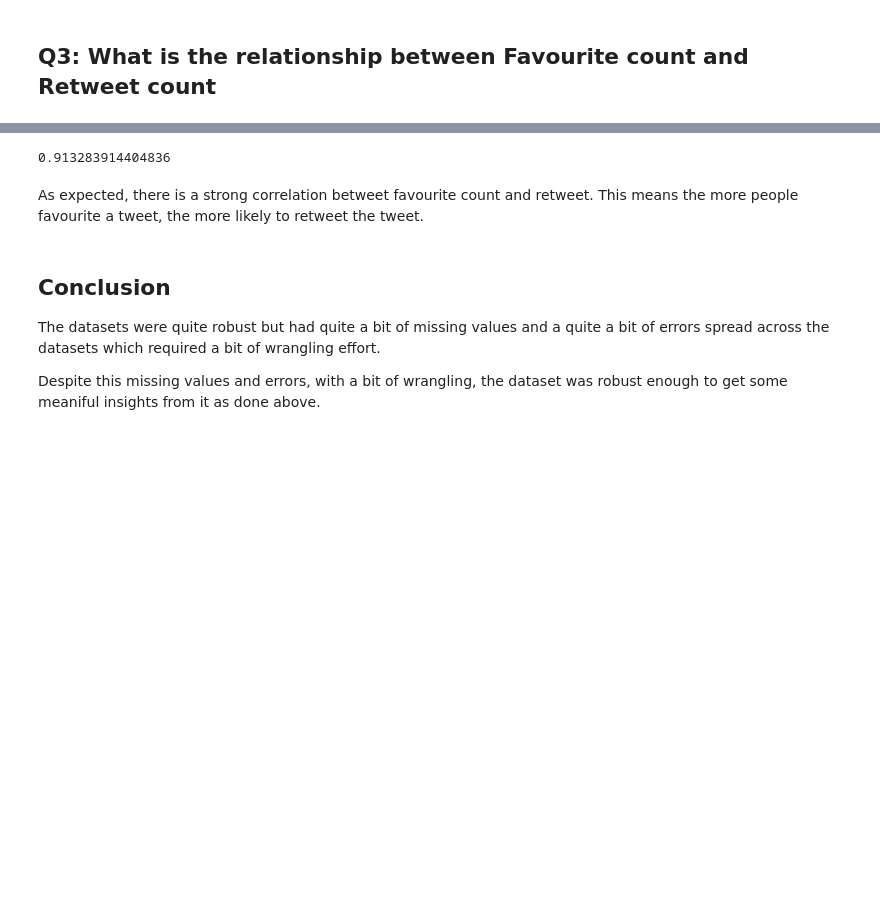
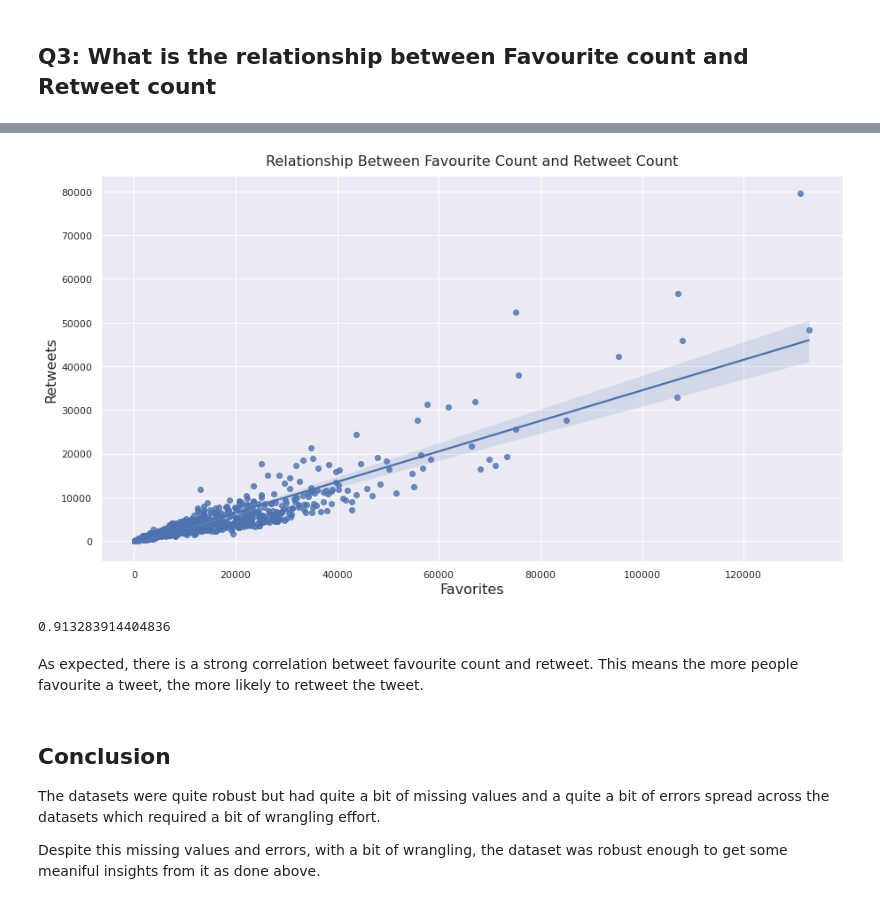
Before and after one commit to idowu-james/udacity-we_rate_dogs, a Jupyter notebook: wrangle_act.ipynb, the cells around one changed output, grey strips where cells are left out. Saved outputs shown, nothing was run; the diff lists cells and outputs as text; code cells hidden in the pictures; blank space fills up the shorter version.

```diff
--- a/wrangle_act.ipynb
+++ b/wrangle_act.ipynb
@@ -896,7 +1004,7 @@ After investigating the low values, it clear they are false rating values. Since
 # %% [markdown]
 ##### Code
 # %%
-df.loc[345,'rating_numerator'] = df['rating_numerator'].mean().round().astype('int64')
+df.loc[345,'rating_numerator'] = df['rating_numerator'].mean().round(1).astype('float64')
 df.loc[345,'rating_denominator'] = df['rating_denominator'].mean().round().astype('int64')
 
 df.loc[1648,'rating_numerator'] = 9
@@ -1068,3 +1151,15 @@ fig.show()
+# %%
+plt.figure(figsize = (15,8))
+sns.set_theme(color_codes=True)
+
+sns.regplot(x="favorite_count", y="retweet_count", data=df)
+
+plt.title('Relationship Between Favourite Count and Retweet Count', fontsize = 16 , pad = 12)
+plt.xlabel('Favorites', fontsize = 16, linespacing = 12)
+plt.ylabel('Retweets', fontsize = 16, linespacing = 12)
+plt.show()
+# %% [output]
+[figure, added]
 # %%
 p_correlation = df['favorite_count'].corr(df['retweet_count'])
 print(p_correlation)
```
Also changed, not shown: parts of 66 cells of this notebook.
